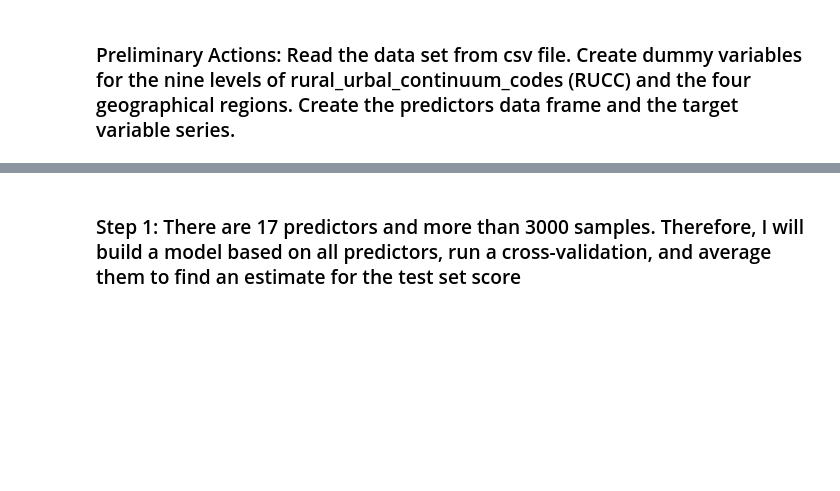
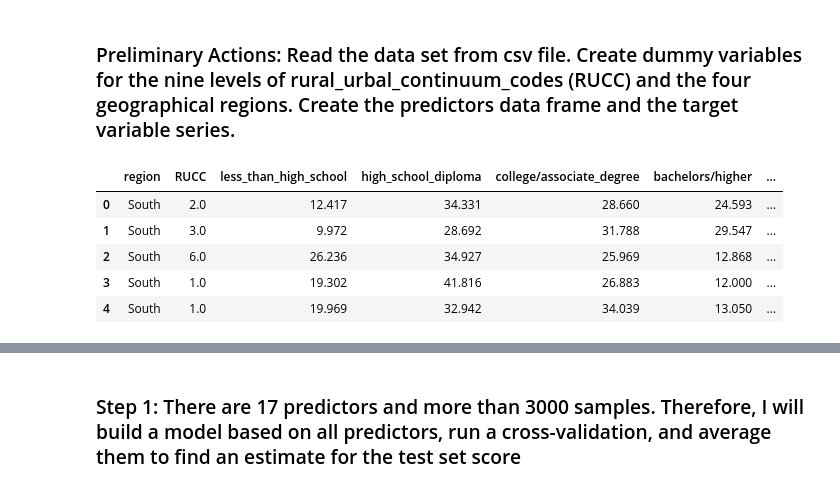
Before and after one commit to moeinsoodavi/Springboard, a Jupyter notebook: Capstone Project 1/Machine Learning.ipynb, the cells around one changed output, grey strips where cells are left out. Cells and saved outputs as stored; diff of their text form; code cells hidden in the pictures; blank space fills up the shorter version.

```diff
--- a/Capstone Project 1/Machine Learning.ipynb
+++ b/Capstone Project 1/Machine Learning.ipynb
@@ -1,5 +1,16 @@
 # %% [markdown]
 ### Preliminary Actions: Read the data set from csv file. Create dummy variables for the nine levels of rural_urbal_continuum_codes (RUCC) and the four geographical regions. Create the predictors data frame and the target variable series.
+# %%
+df = pd.read_csv('wrangled_data.csv')
+df.drop(['state','county'],axis=1,inplace=True)
+df.head()
+# %% [output]
+|  | region | RUCC | less_than_high_school | high_school_diploma | college/associate_degree | bachelors/higher | ... |
+| 0 | South | 2.0 | 12.417 | 34.331 | 28.660 | 24.593 | ... |
+| 1 | South | 3.0 | 9.972 | 28.692 | 31.788 | 29.547 | ... |
+| 2 | South | 6.0 | 26.236 | 34.927 | 25.969 | 12.868 | ... |
+| 3 | South | 1.0 | 19.302 | 41.816 | 26.883 | 12.000 | ... |
+| 4 | South | 1.0 | 19.969 | 32.942 | 34.039 | 13.050 | ... |
 # %%
 # Set the backend of matplotlib to inline
 %matplotlib inline
```
Also changed, not shown: parts of 1 cell of this notebook, 1 other file.
